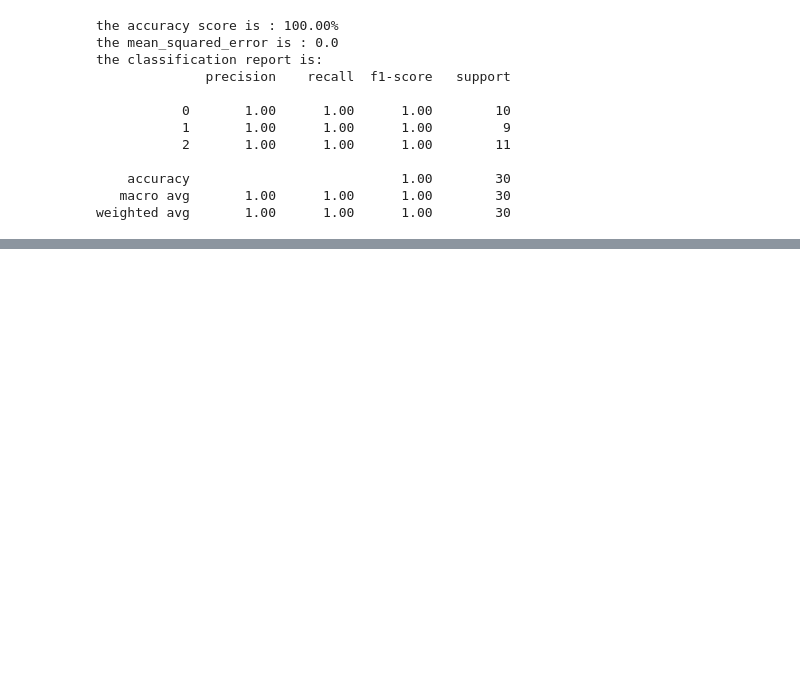
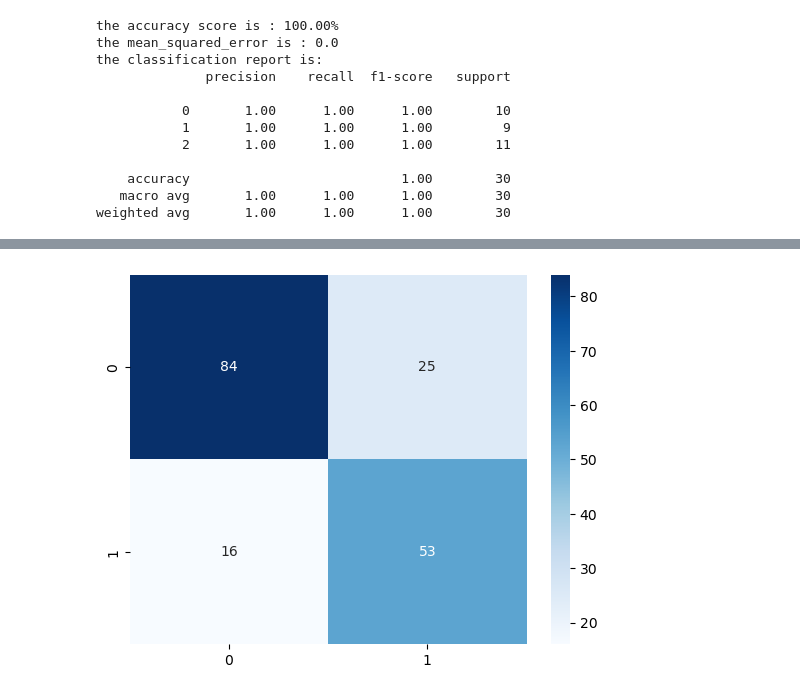
Before and after one commit to Visky-02/Data-Science-Practice, a Jupyter notebook: Untitled Folder/ gemini practice folder .ipynb, the cells around one changed output, grey strips where cells are left out. Cells and saved outputs as stored; diff of their text form; code cells hidden in the pictures; blank space fills up the shorter version.

```diff
--- a/Untitled Folder/ gemini practice folder .ipynb
+++ b/Untitled Folder/ gemini practice folder .ipynb
@@ -1393,0 +1596,2 @@ weighted avg       1.00      1.00      1.00        30
+# %%
+df.dropna(subset=['Embarked'], inplace=True)
@@ -1393,0 +1622,2 @@ weighted avg       1.00      1.00      1.00        30
+# %%
+df.drop(columns=['Ticket_Number'], inplace=True)
@@ -1393,0 +1640,2 @@ weighted avg       1.00      1.00      1.00        30
+# %%
+df = pd.get_dummies(df, columns=['Embarked'], drop_first=True)
@@ -1393,0 +1658,17 @@ weighted avg       1.00      1.00      1.00        30
+# %%
+from sklearn.model_selection import train_test_split
+from sklearn.linear_model import LogisticRegression
+from sklearn.metrics import classification_report, accuracy_score,confusion_matrix
+from sklearn.preprocessing import StandardScaler
+X=df.drop('Survived',axis=1)
+y=df['Survived']
+X_train,X_test,y_train,y_test=train_test_split(X,y,test_size=0.2,random_state=42)
+scale=StandardScaler()
+X_train_scaled=scale.fit_transform(X_train)
+X_test_scaled=scale.transform(X_test)
+model=LogisticRegression()
+model.fit(X_train_scaled,y_train)
+prediction=model.predict(X_test_scaled)
+print(f"the accuracy score of this model is : {accuracy_score(y_test,prediction)*100:.2f}%")
+print(f"Classification report of this model is : \n{classification_report(y_test,prediction)}")
+print(f"Confusion Matrix of this model is : {confusion_matrix(y_test,prediction)}")
@@ -1393,0 +1689,9 @@ weighted avg       1.00      1.00      1.00        30
+# %%
+import seaborn as sns
+import matplotlib.pyplot as plt
+
+# annot=True numbers dikhata hai, cmap color badalta hai
+sns.heatmap(confusion_matrix(y_test, prediction), annot=True, fmt='d', cmap='Blues')
+plt.show()
+# %% [output]
+[figure, added]
```
Also changed, not shown: parts of 37 cells of this notebook, 2 other files.
